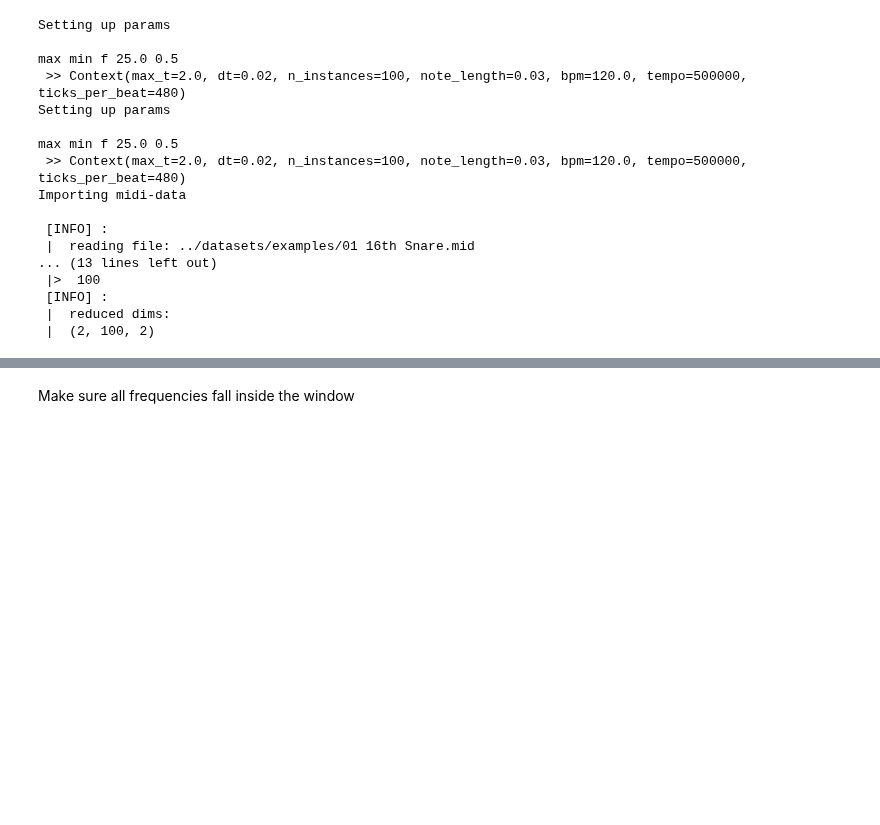
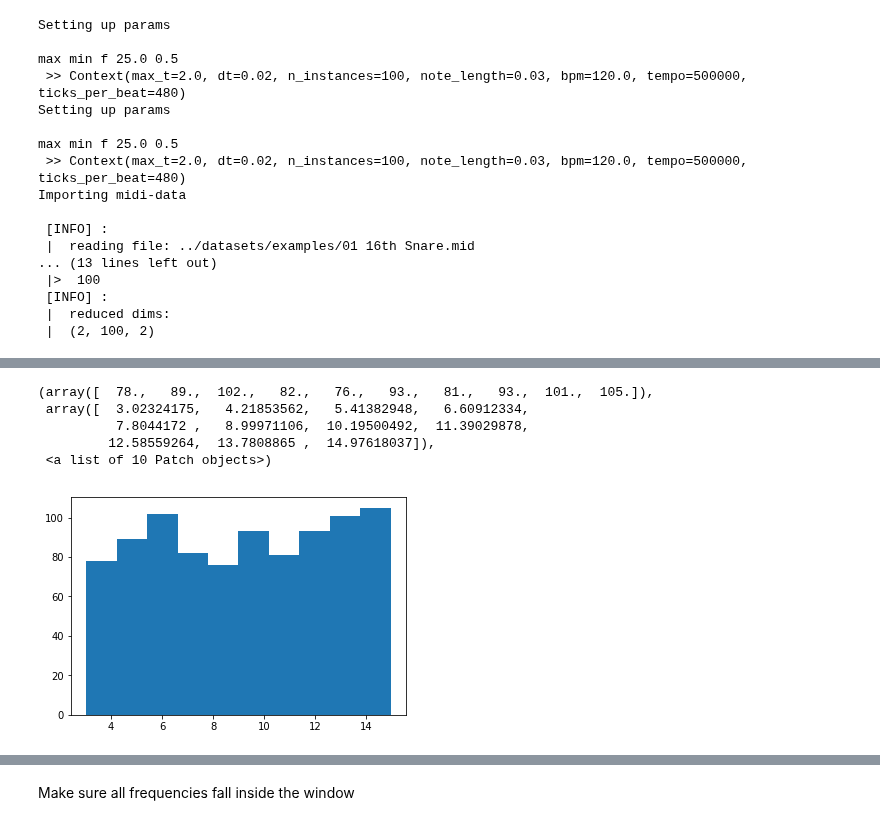
Before and after one commit to voschezang/drum-style-transfer, a Jupyter notebook: src/Experiment-FA-v1a.ipynb, the cells around one changed output, grey strips where cells are left out. Saved outputs shown, nothing was run; the diff lists cells and outputs as text; code cells hidden in the pictures; blank space fills up the shorter version.

```diff
--- a/src/Experiment-FA-v1a.ipynb
+++ b/src/Experiment-FA-v1a.ipynb
@@ -97,0 +100,11 @@ params.shape # n, n_channels, n_polyrythms
+# %%
+m = int(x_train.shape[0] * 0.9)
+# m = 10
+plt.hist(params[:m,0,0])
+# %% [output]
+(array([  78.,   89.,  102.,   82.,   76.,   93.,   81.,   93.,  101.,  105.]),
+ array([  3.02324175,   4.21853562,   5.41382948,   6.60912334,
+          7.8044172 ,   8.99971106,  10.19500492,  11.39029878,
+         12.58559264,  13.7808865 ,  14.97618037]),
+ <a list of 10 Patch objects>)
+[figure, added]
```
Also changed, not shown: parts of 32 cells of this notebook, 4 other files.
